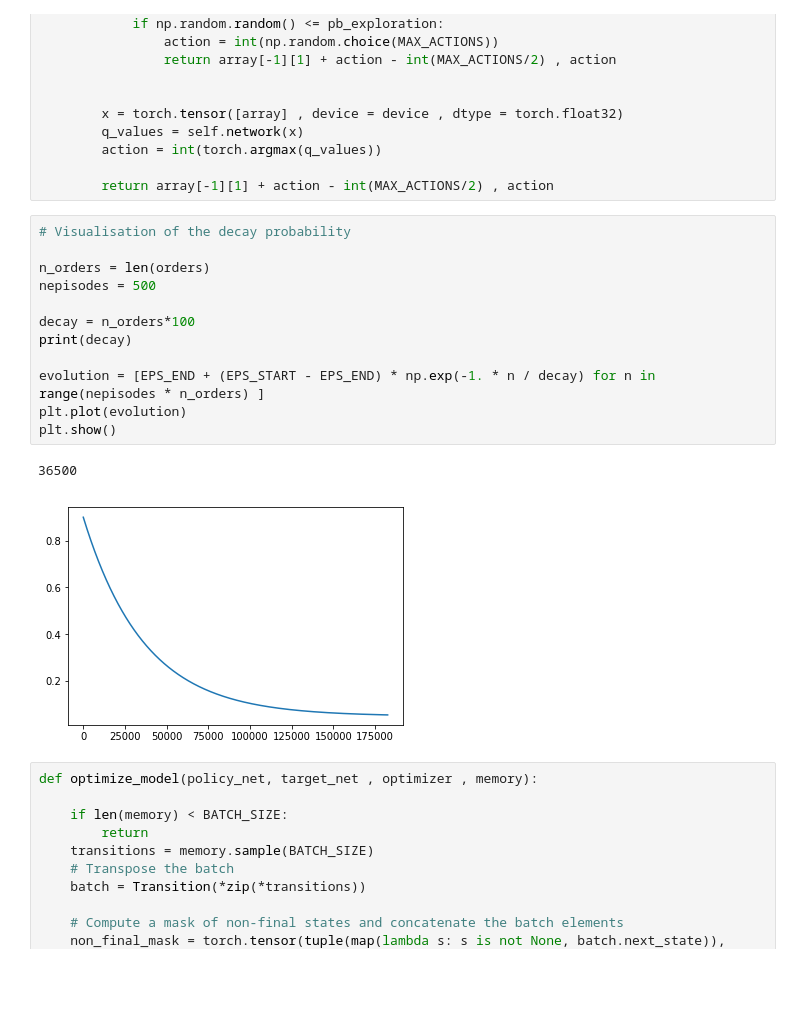
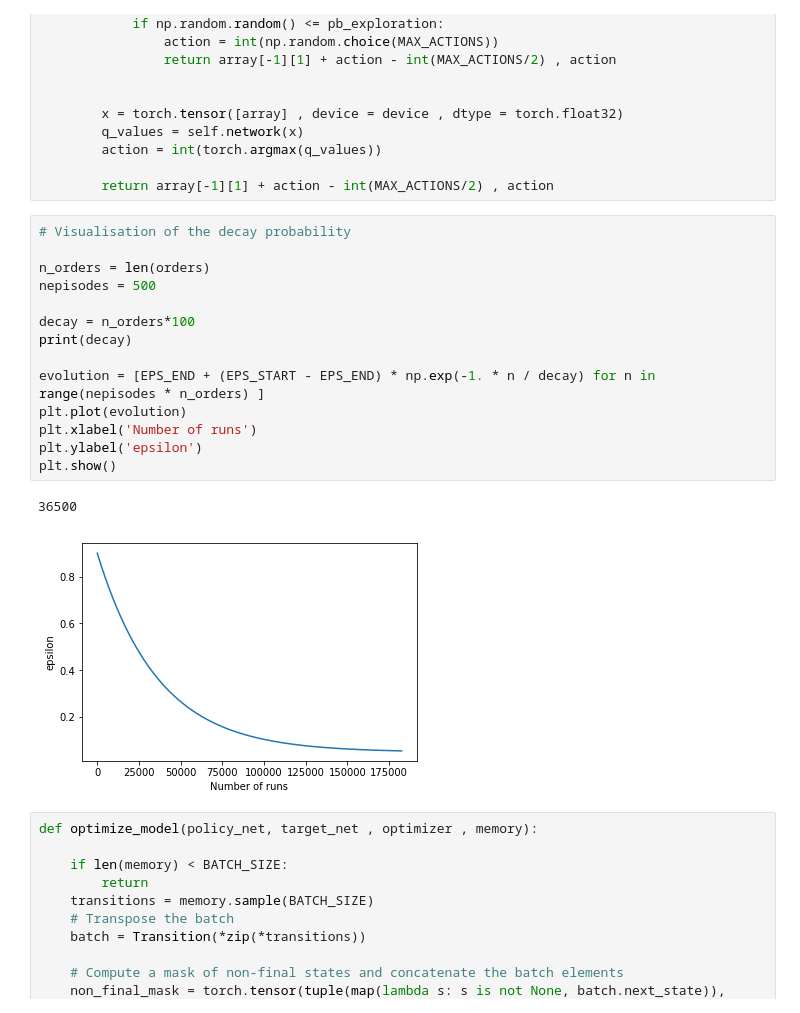
Before and after one commit to ahmedlahloum/Reinforcement-Learning-Project, a Jupyter notebook: Main_Notebook.ipynb, the cells around one changed output. Saved outputs shown, nothing was run; the diff lists cells and outputs as text; blank space fills up the shorter version.

```diff
--- a/Main_Notebook.ipynb
+++ b/Main_Notebook.ipynb
@@ -462,18 +460,20 @@ class DQN_Policy:
 # %%
 # Visualisation of the decay probability
 
 n_orders = len(orders)
 nepisodes = 500
 
 decay = n_orders*100
 print(decay)
 
 evolution = [EPS_END + (EPS_START - EPS_END) * np.exp(-1. * n / decay) for n in range(nepisodes * n_orders) ]
 plt.plot(evolution)
+plt.xlabel('Number of runs')
+plt.ylabel('epsilon')
 plt.show()
 # %% [output]
 36500
-[figure, old version]
+[figure, new version]
 # %%
 def optimize_model(policy_net, target_net , optimizer , memory):
 
```
Also changed, not shown: parts of 16 cells of this notebook.
